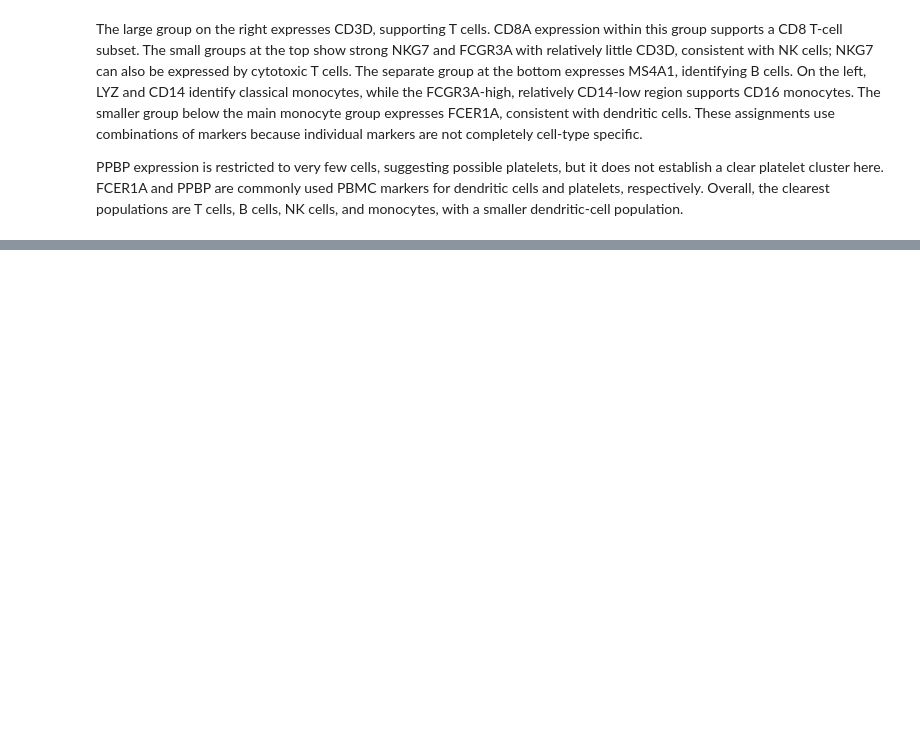
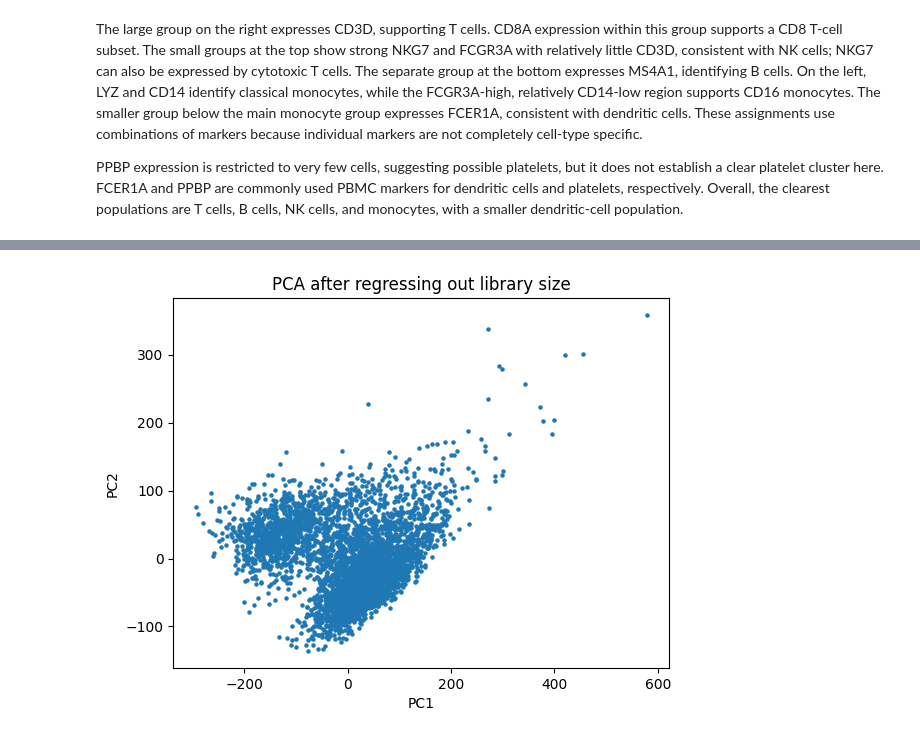
Before and after one commit to CharlotteZZh/BMCS-4480_HW1, a Jupyter notebook: BMCS_4480_HW1.ipynb, the cells around one changed output, grey strips where cells are left out. Cells and saved outputs as stored; diff of their text form; code cells hidden in the pictures; blank space fills up the shorter version.

```diff
--- a/BMCS_4480_HW1.ipynb
+++ b/BMCS_4480_HW1.ipynb
@@ -377,0 +459,32 @@ PPBP expression is restricted to very few cells, suggesting possible platelets,
+# %%
+# Fit regression and regress out library size
+from sklearn.linear_model import LinearRegression
+
+library_predictor = library_size_final.reshape(-1, 1)
+
+X_hvg_regressed = np.zeros_like(X_hvg, dtype=float)
+
+for i in range(X_hvg.shape[0]):
+    y = X_hvg[i, :]
+
+    model = LinearRegression()
+    model.fit(library_predictor, y)
+
+    predicted = model.predict(library_predictor)
+
+    # Keep the residuals
+    X_hvg_regressed[i, :] = y - predicted
+# %%
+# Redo Q2b --PCA
+X_hvg_cells = X_hvg_regressed.T
+
+pca_regressed = PCA(n_components=2)
+X_pca_regressed = pca_regressed.fit_transform(X_hvg_cells)
+
+plt.scatter(X_pca_regressed[:, 0], X_pca_regressed[:, 1], s=5)
+plt.xlabel("PC1")
+plt.ylabel("PC2")
+plt.title("PCA after regressing out library size")
+plt.show()
+# %% [output]
+[figure, added]
```
Also changed, not shown: parts of 11 cells of this notebook.
